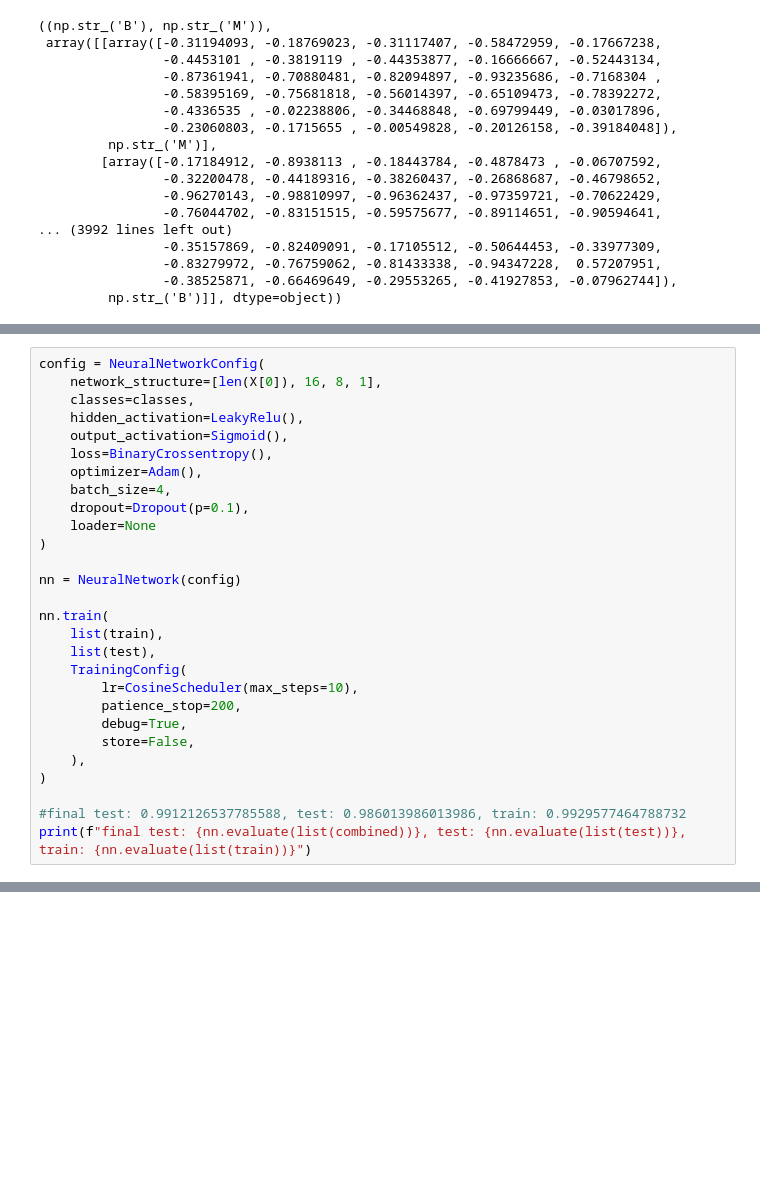
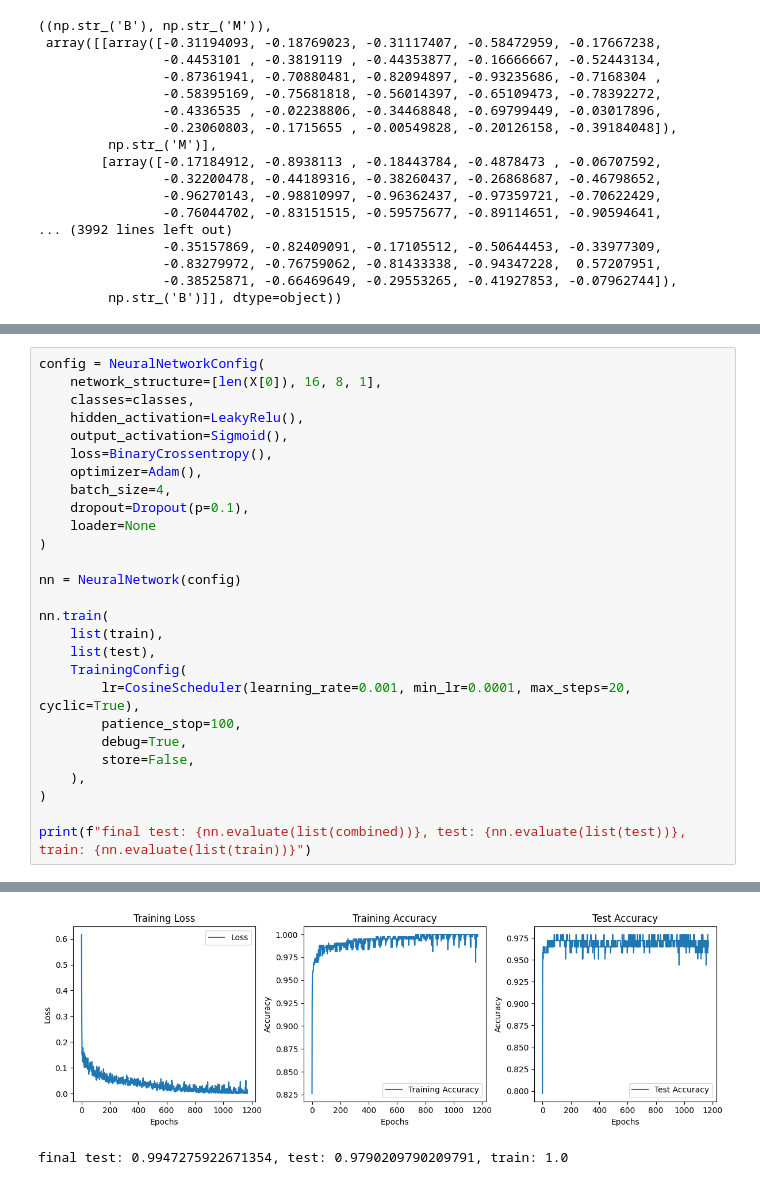
Before and after one commit to joraleoca/neural-network, a Jupyter notebook: data.ipynb, the cells around one changed output, grey strips where cells are left out. Drawn from its saved outputs; the diff is of its cells as text; blank space fills up the shorter version.

Commit message:
Add cyclic option to cosine scheduler  and refactor imports order

```diff
--- a/data.ipynb
+++ b/data.ipynb
@@ -136,13 +119,12 @@ nn.train(
     list(train),
     list(test),
     TrainingConfig(
-        lr=CosineScheduler(max_steps=10),
-        patience_stop=200,
+        lr=CosineScheduler(learning_rate=0.001, min_lr=0.0001, max_steps=20, cyclic=True),
+        patience_stop=100,
         debug=True,
         store=False,
     ),
 )
 
-#final test: 0.9912126537785588, test: 0.986013986013986, train: 0.9929577464788732
 print(f"final test: {nn.evaluate(list(combined))}, test: {nn.evaluate(list(test))}, train: {nn.evaluate(list(train))}")
 # %% [output]
@@ -165,0 +148,2 @@ final test: 0.9789103690685413, test: 0.9790209790209791, train: 0.9788732394366
+[figure, added]
+final test: 0.9947275922671354, test: 0.9790209790209791, train: 1.0
```
Also changed, not shown: parts of 2 cells of this notebook, 12 other files.
